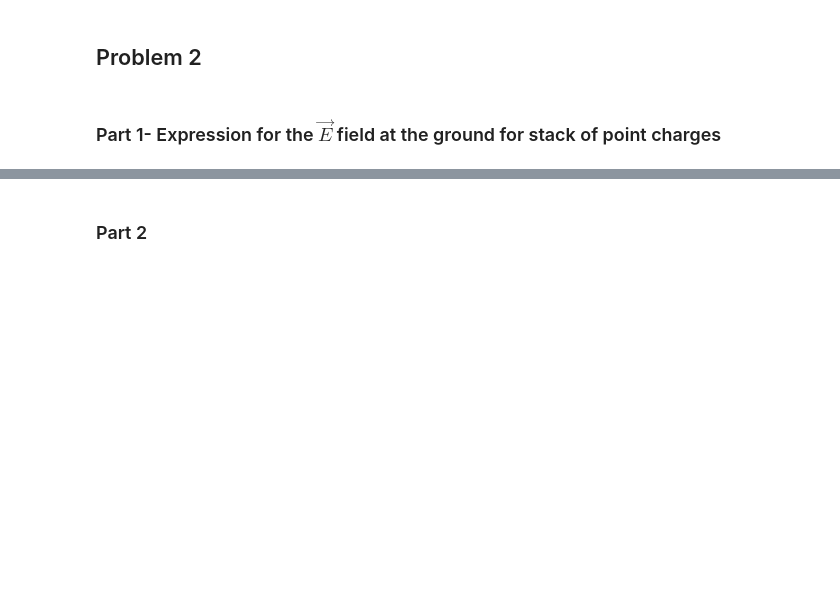
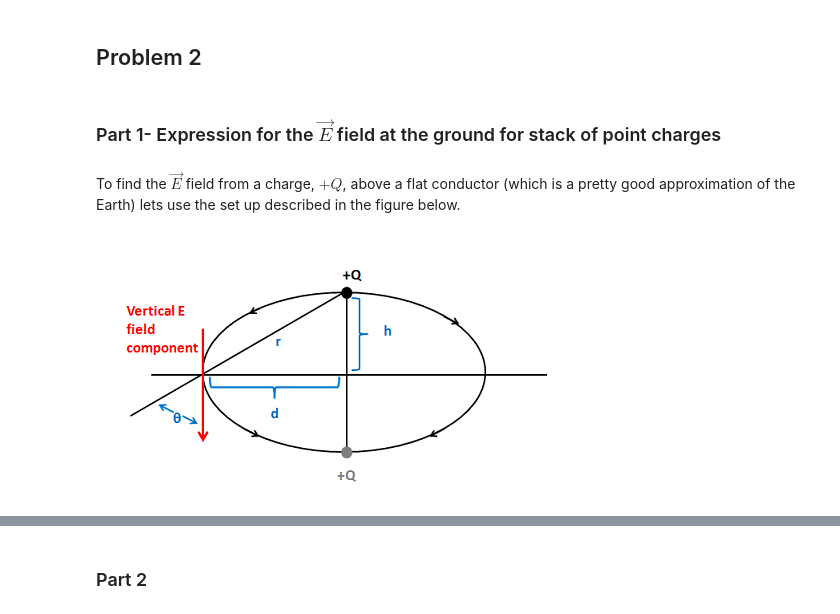
Before and after one commit to nhs36/HW2AtmoElec, a Jupyter notebook: AtmoElecHW2.ipynb, the cells around one changed output, grey strips where cells are left out. Drawn from its saved outputs; the diff is of its cells as text; code cells hidden in the pictures; blank space fills up the shorter version.

Commit message:
Pretty much done
Finished parts 2, 3 and 4.  Also moved all the functions to a separate
file (HW2_modules.py)  Still need to do a final once over before handing
it in.

```diff
--- a/AtmoElecHW2.ipynb
+++ b/AtmoElecHW2.ipynb
@@ -4,10 +4,12 @@
 import numpy as np
 import matplotlib.pyplot as plt
 from IPython.display import Image
+from HW2_modules import *
 %pylab inline
 
 i1 = Image(filename='Images/HW2_fig1.png')
 i2 = Image(filename='Images/HW2_fig2.png')
+i3 = Image(filename='Images/HW2_fig3.png')
 # %% [output]
 Populating the interactive namespace from numpy and matplotlib
 # %% [markdown]
@@ -154,3 +104,9 @@ plot_cylinders(heights,thickness,radii,charge_set,z)
 ## Problem 2
 # %% [markdown]
 ### Part 1- Expression for the $\vec{E}$ field at the ground for stack of point charges
+# %% [markdown]
+To find the $\vec{E}$ field from a charge, $+Q$, above a flat conductor (which is a pretty good approximation of the Earth) lets use the set up described in the figure below.
+# %%
+i3
+# %% [output]
+[figure, added]
```
Also changed, not shown: parts of 19 cells of this notebook.
